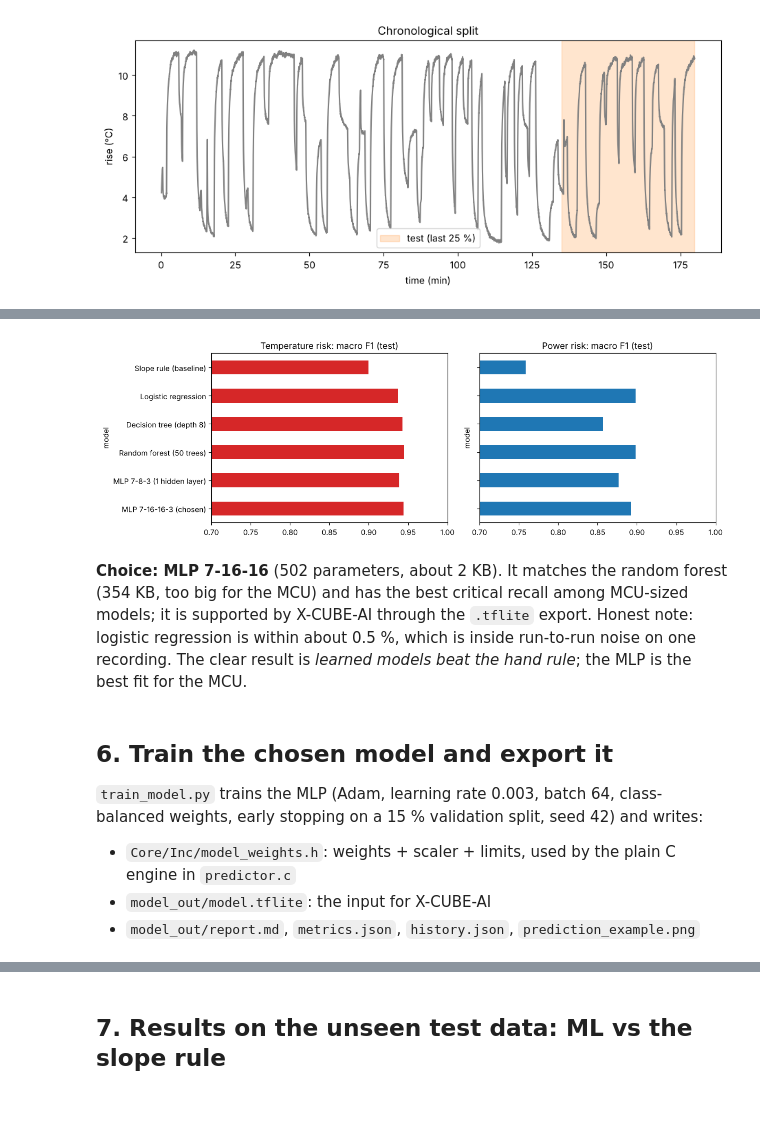
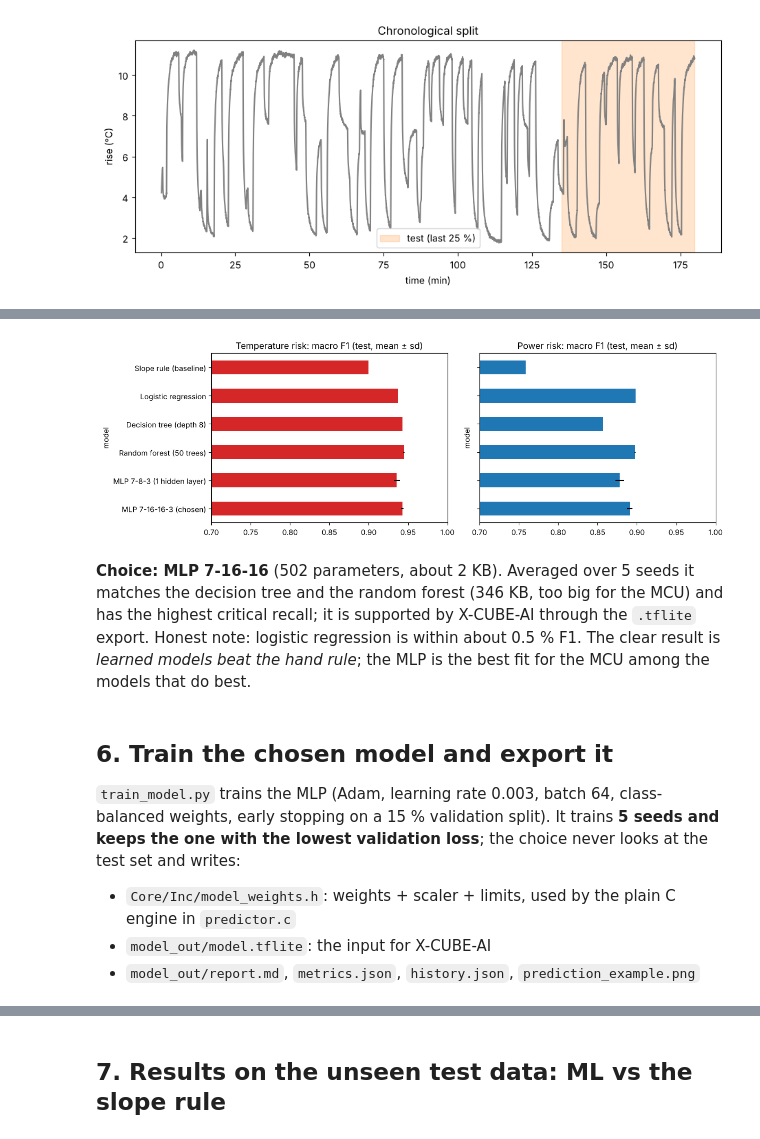
Before and after one commit to bat-daemon/TinyML_Thermal_power_mgmt_project, a Jupyter notebook: notebooks/training_walkthrough.ipynb, the cells around one changed output, grey strips where cells are left out. Saved outputs shown, nothing was run; the diff lists cells and outputs as text; code cells hidden in the pictures; blank space fills up the shorter version.

```diff
--- a/notebooks/training_walkthrough.ipynb
+++ b/notebooks/training_walkthrough.ipynb
@@ -186,19 +195,19 @@ Written to /home/claude/bat-daemon/tinyml_thermal_power_mgmt_project/model_out/c
 # %%
 fig, ax = plt.subplots(1, 2, figsize=(12, 4))
-comp["temp_f1"].plot.barh(ax=ax[0], color="tab:red", title="Temperature risk: macro F1 (test)")
-comp["power_f1"].plot.barh(ax=ax[1], color="tab:blue", title="Power risk: macro F1 (test)")
+comp["temp_f1"].plot.barh(ax=ax[0], xerr=comp["temp_f1_sd"], color="tab:red", title="Temperature risk: macro F1 (test, mean ± sd)")
+comp["power_f1"].plot.barh(ax=ax[1], xerr=comp["power_f1_sd"], color="tab:blue", title="Power risk: macro F1 (test, mean ± sd)")
 for a in ax: a.set_xlim(0.7, 1.0); a.invert_yaxis()
 ax[1].set_yticklabels([])
 fig.tight_layout()
 # %% [output]
-[figure, old version]
+[figure, new version]
 # %% [markdown]
-**Choice: MLP 7-16-16** (502 parameters, about 2 KB). It matches the random forest (354 KB, too big for the MCU) and has the best critical recall among MCU-sized models; it is supported by X-CUBE-AI through the `.tflite` export.
-Honest note: logistic regression is within about 0.5 %, which is inside run-to-run noise on one recording. The clear result is *learned models beat the hand rule*; the MLP is the best fit for the MCU.
+**Choice: MLP 7-16-16** (502 parameters, about 2 KB). Averaged over 5 seeds it matches the decision tree and the random forest (346 KB, too big for the MCU) and has the highest critical recall; it is supported by X-CUBE-AI through the `.tflite` export.
+Honest note: logistic regression is within about 0.5 % F1. The clear result is *learned models beat the hand rule*; the MLP is the best fit for the MCU among the models that do best.
 # %% [markdown]
 ## 6. Train the chosen model and export it
 
-`train_model.py` trains the MLP (Adam, learning rate 0.003, batch 64, class-balanced weights, early stopping on a 15 % validation split, seed 42) and writes:
+`train_model.py` trains the MLP (Adam, learning rate 0.003, batch 64, class-balanced weights, early stopping on a 15 % validation split). It trains **5 seeds and keeps the one with the lowest validation loss**; the choice never looks at the test set and writes:
 - `Core/Inc/model_weights.h`: weights + scaler + limits, used by the plain C engine in `predictor.c`
 - `model_out/model.tflite`: the input for X-CUBE-AI
 - `model_out/report.md`, `metrics.json`, `history.json`, `prediction_example.png`
```
Also changed, not shown: parts of 6 cells of this notebook, 2 other files.
